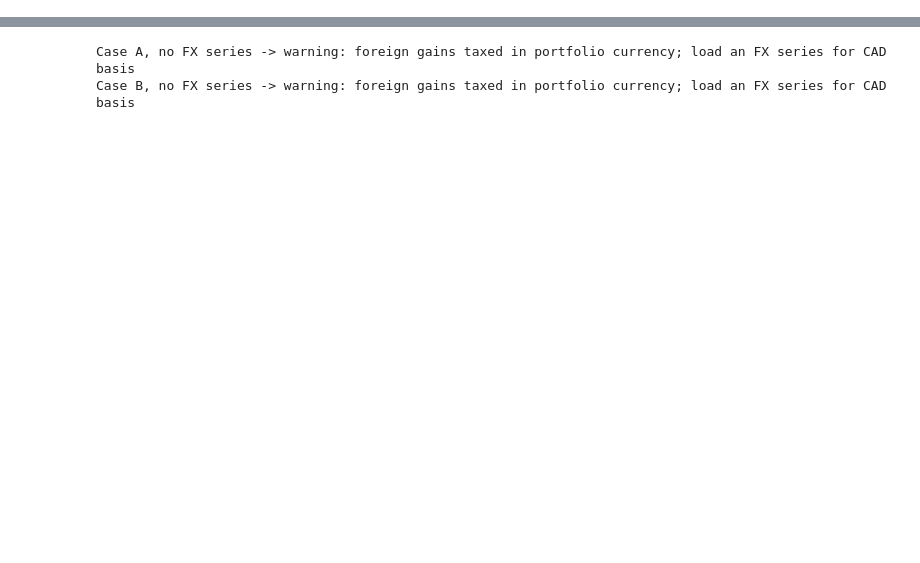
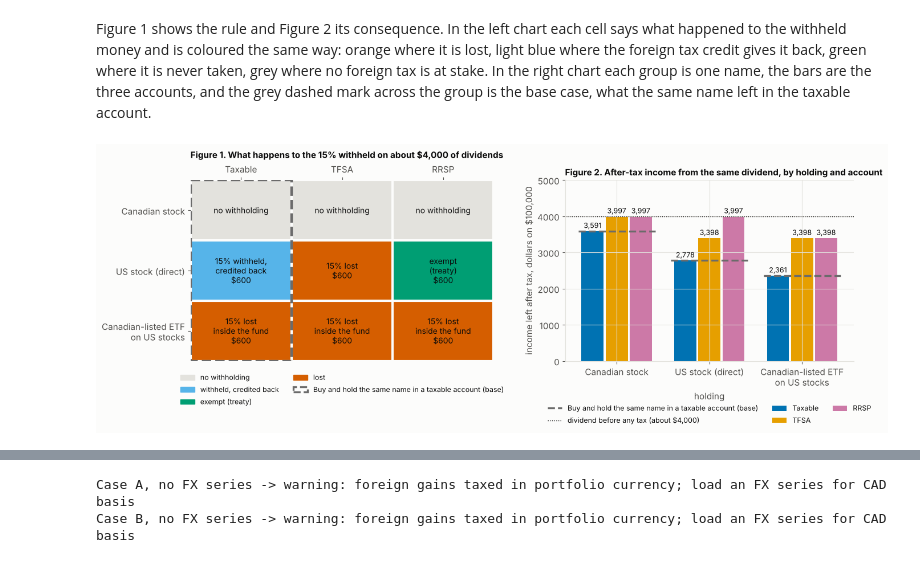
Before and after one commit to bgue/datasharing, a Jupyter notebook: screenlab/notebooks/tax_foreign_holdings.ipynb, the cells around one changed output, grey strips where cells are left out. Cells and saved outputs as stored; diff of their text form; code cells hidden in the pictures; blank space fills up the shorter version.

```diff
--- a/screenlab/notebooks/tax_foreign_holdings.ipynb
+++ b/screenlab/notebooks/tax_foreign_holdings.ipynb
@@ -309,18 +0,0 @@ RES3 = {k: case(*v) for k, v in CASES.items()}
-# %%
-rows = []
-for k, (usd_move, fx_move) in CASES.items():
-    _, _, out = RES3[k]
-    for label, key in (("USD view (no FX series loaded)", "usd"), ("CAD view (USDCAD loaded; what the CRA taxes)", "cad")):
-        t = out[key].loc[2021]
-        rows.append({"case": k, "USD price": f"{usd_move:+.0%}", "USDCAD": f"{fx_move:+.0%}", "view": label,
-                     "realized gain ($)": t["realized_gains"], "realized loss ($)": t["realized_losses"],
-                     "capital gains tax ($)": t["tax_capital_gains"]})
-g = pd.DataFrame(rows).set_index(["case", "USD price", "USDCAD", "view"])
-display(g.style.format("{:,.0f}"))
-a_cad = RES3["A"][2]["cad"].loc[2021]; b_cad = RES3["B"][2]["cad"].loc[2021]
-assert abs(a_cad["realized_losses"] - CAP * (1.10 * 0.85 - 1)) < 1e-6      # exact: 1.10 x 0.85 - 1 = -6.5%
-assert abs(b_cad["realized_gains"] - CAP * (0.95 * 1.15 - 1)) < 1e-6       # exact: 0.95 x 1.15 - 1 = +9.25%
-print(f"Case A: the US-dollar gain is +10%, the Canadian-dollar result is 1.10 x 0.85 - 1 = {1.10 * 0.85 - 1:+.2%}, "
-      f"a loss of ${-a_cad['realized_losses']:,.0f} on $100,000, and no tax.")
-print(f"Case B: the US-dollar result is -5%, the Canadian-dollar result is 0.95 x 1.15 - 1 = {0.95 * 1.15 - 1:+.2%}, "
-      f"a gain of ${b_cad['realized_gains']:,.0f}, taxed: ${b_cad['tax_capital_gains']:,.0f}.")
@@ -362,0 +234,47 @@ If **no exchange-rate series is loaded**, the tax stage cannot convert, taxes th
+# %% [markdown]
+Figure 1 shows the rule and Figure 2 its consequence. In the left chart each cell says what happened to the withheld money and is coloured the same way: orange where it is lost, light blue where the foreign tax credit gives it back, green where it is never taken, grey where no foreign tax is at stake. In the right chart each group is one name, the bars are the three accounts, and the grey dashed mark across the group is the base case, what the same name left in the taxable account.
+# %%
+def draw_matrix(ax):
+    order = ["none", "credited", "exempt", "lost"]
+    z = np.array([[order.index(cells[(n, a)][0]) for a in ACCOUNTS] for n in SPEC1])
+    ax.imshow(z, cmap=ListedColormap([STATE_COL[s] for s in order]), vmin=-0.5, vmax=3.5, aspect="auto")
+    for i, n in enumerate(SPEC1):
+        for j, a in enumerate(ACCOUNTS):
+            s, d = cells[(n, a)]
+            txt = {"none": "no withholding", "credited": f"{rate:.0%} withheld,\ncredited back", "exempt": "exempt\n(treaty)",
+                   "lost": (f"{rate:.0%} lost\ninside the fund" if n == "ETF_CA" else f"{rate:.0%} lost")}[s]
+            if s != "none":
+                txt += f"\n${d:,.0f}"
+            ax.text(j, i, txt, ha="center", va="center", fontsize=10, color=INK)
+    ax.set_xticks(range(3), [ACC_NAME[a] for a in ACCOUNTS]); ax.set_yticks(range(3), [NICE1[n] for n in SPEC1])
+    ax.xaxis.tick_top(); ax.grid(False)
+    for sp_ in ax.spines.values(): sp_.set_visible(False)
+    ax.set_title("Figure 1. What happens to the 15% withheld on about $4,000 of dividends", pad=28, loc="left", fontsize=11, fontweight="bold")
+    ax.set_xticks(np.arange(-.5, 3), minor=True); ax.set_yticks(np.arange(-.5, 3), minor=True)
+    ax.grid(which="minor", color=SURFACE, linewidth=3); ax.tick_params(which="minor", length=0, top=False, left=False)
+    ax.add_patch(Rectangle((-0.5, -0.5), 1, 3, fill=False, ec=GREY, lw=3.2, ls="--", zorder=5))      # the base case: the taxable column
+    ax.legend(handles=[Patch(color=STATE_COL["none"], label="no withholding"), Patch(color=STATE_COL["credited"], label="withheld, credited back"),
+                       Patch(color=STATE_COL["exempt"], label="exempt (treaty)"), Patch(color=STATE_COL["lost"], label="lost"),
+                       Patch(fill=False, ec=GREY, ls="--", lw=2.4, label=BASE_TAXABLE)],
+              loc="upper center", bbox_to_anchor=(0.5, -0.03), ncol=2, fontsize=9, frameon=False)
+
+def draw_income(ax):
+    x = np.arange(len(SPEC1)); w = 0.26
+    for k, a in enumerate(ACCOUNTS):
+        v = [I1.loc[(n, a), "after_tax"] for n in SPEC1]
+        bars = ax.bar(x + (k - 1) * w, v, w * 0.92, color=ACC_COL[a], label=ACC_NAME[a])
+        for b, y in zip(bars, v):
+            ax.text(b.get_x() + b.get_width() / 2, y + 40, f"{y:,.0f}", ha="center", va="bottom", fontsize=9, color=INK)
+    for i, n in enumerate(SPEC1):
+        base = I1.loc[(n, "taxable"), "after_tax"]
+        ax.plot([x[i] - 1.6 * w, x[i] + 1.6 * w], [base, base], color=GREY, ls="--", lw=2.4, zorder=4, label=BASE_TAXABLE if i == 0 else None)
+    ax.axhline(I1["gross"].iloc[0], color=INK, lw=1, ls=":", label="dividend before any tax (about $4,000)")
+    ax.set_xticks(x, [NICE1[n] for n in SPEC1]); ax.set_ylabel("income left after tax, dollars on $100,000"); ax.set_xlabel("holding")
+    ax.set_title("Figure 2. After-tax income from the same dividend, by holding and account", loc="left", fontsize=11, fontweight="bold")
+    ax.set_ylim(0, 5000)
+    ax.legend(loc="upper center", bbox_to_anchor=(0.5, -0.2), ncols=3, fontsize=9, frameon=False)
+
+fig, axes = plt.subplots(1, 2, figsize=(14, 5.4), gridspec_kw=dict(width_ratios=[1.05, 1]))
+draw_matrix(axes[0]); draw_income(axes[1]); fig.tight_layout(); display(fig); plt.close(fig)
+# %% [output]
+[figure, added]
```
Also changed, not shown: parts of 52 cells of this notebook, 6 other files.
